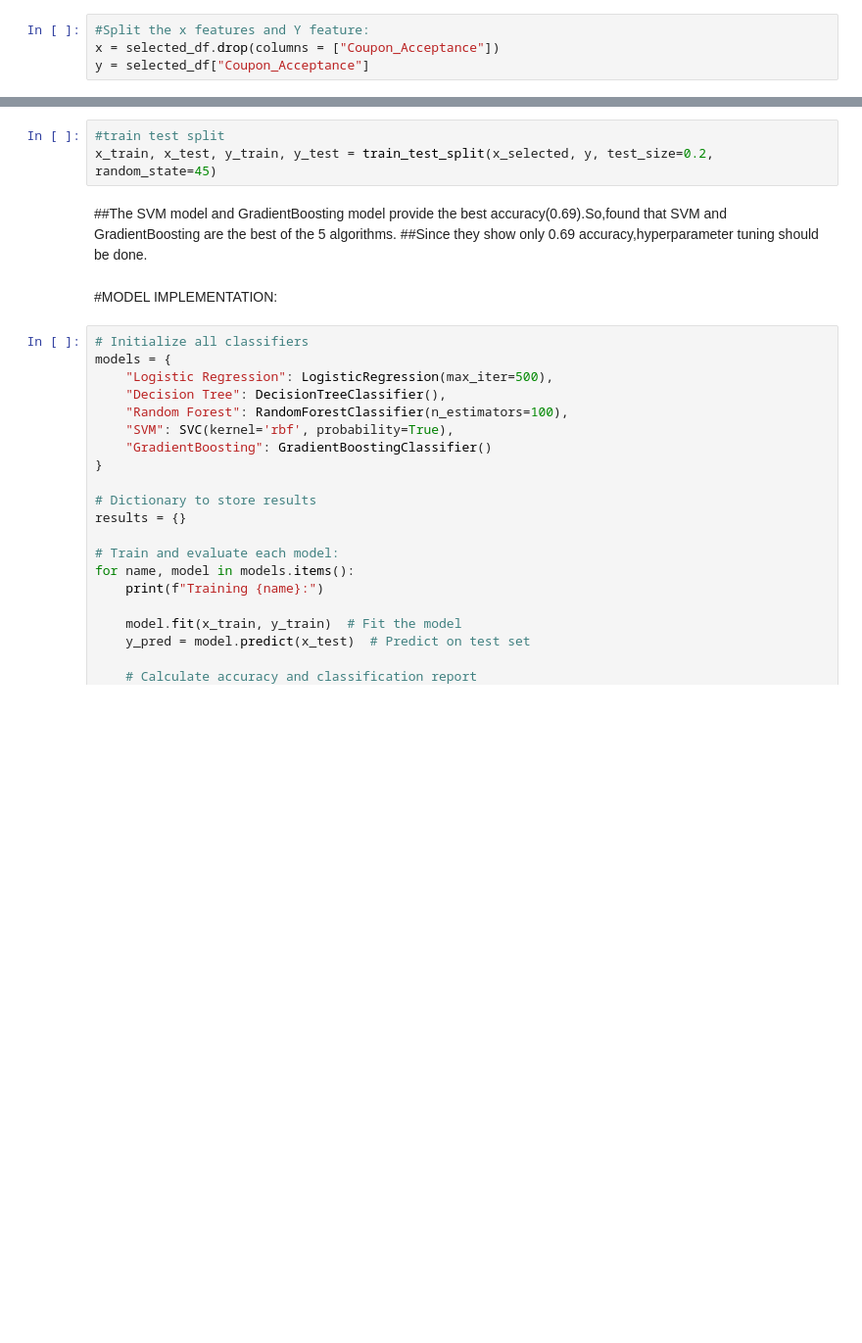
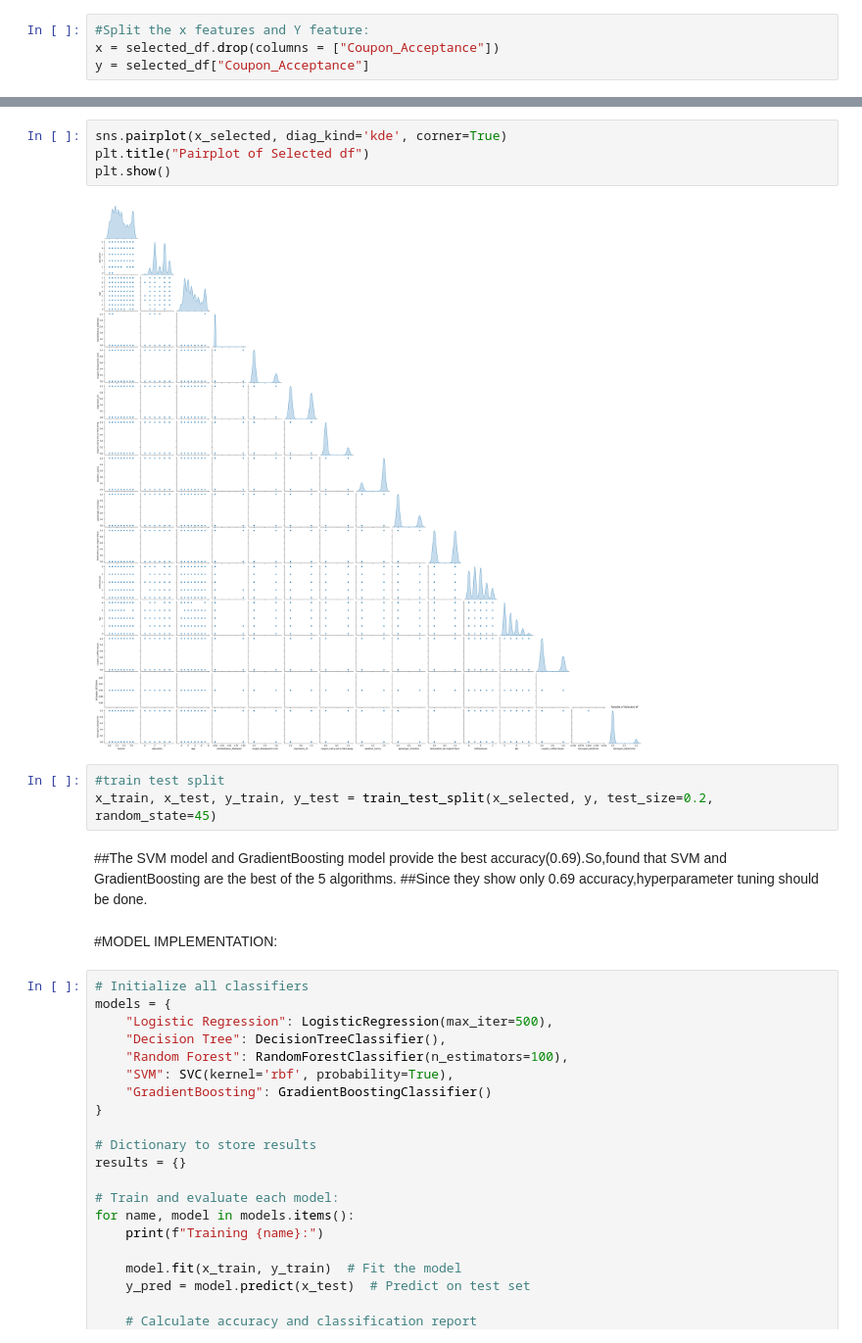
Before and after one commit to BasilaThasni/VehicleCoupon_Acceptance_ML_Project, a Jupyter notebook: VehicleCoupon_Acceptance_ML.ipynb, the cells around one changed output, grey strips where cells are left out. Shown at 98% size. Saved outputs shown, nothing was run; the diff lists cells and outputs as text; blank space fills up the shorter version.

```diff
--- a/VehicleCoupon_Acceptance_ML.ipynb
+++ b/VehicleCoupon_Acceptance_ML.ipynb
@@ -583,4 +685,10 @@ x_selected
 12007 rows × 15 columns
+# %%
+sns.pairplot(x_selected, diag_kind='kde', corner=True)
+plt.title("Pairplot of Selected df")
+plt.show()
+# %% [output]
+[figure, added]
 # %%
 #train test split
 x_train, x_test, y_train, y_test = train_test_split(x_selected, y, test_size=0.2, random_state=45)
```
Also changed, not shown: parts of 41 cells of this notebook.
